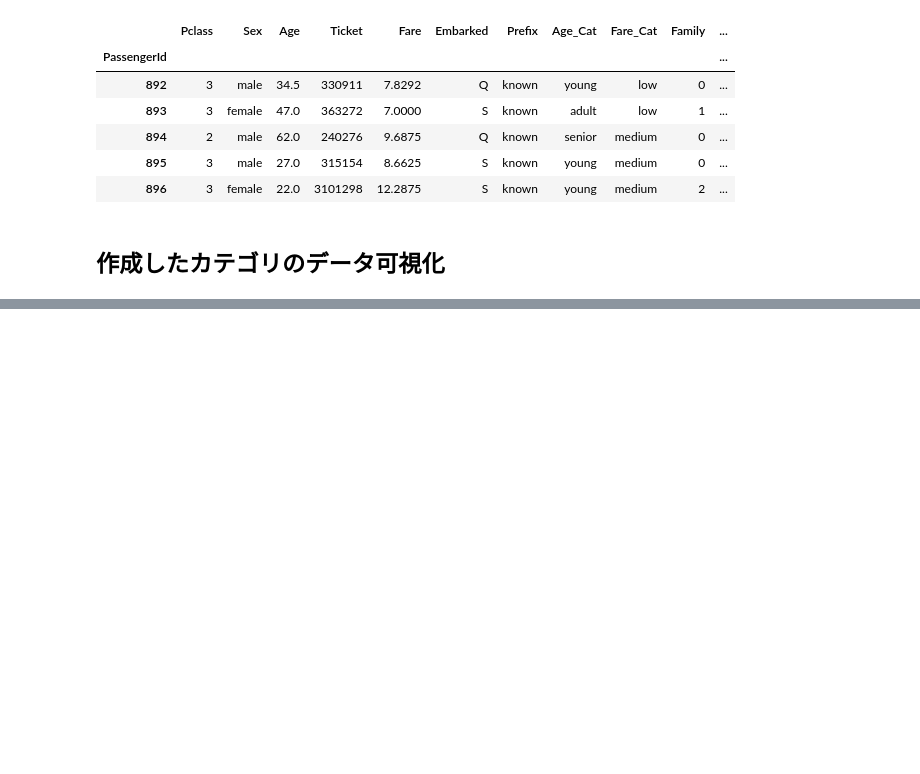
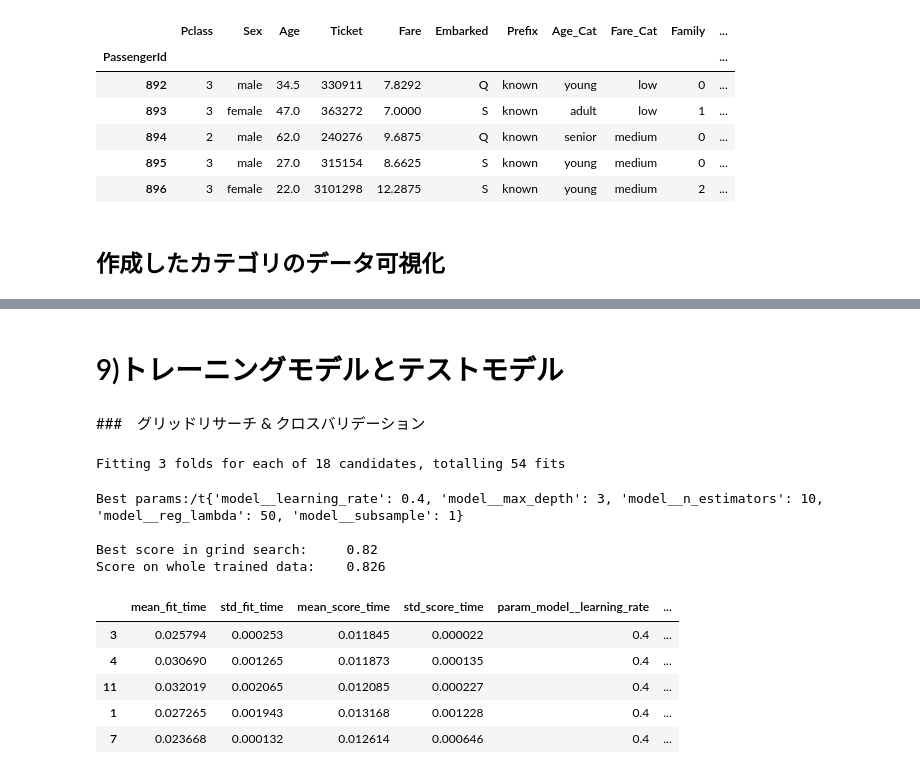
Before and after one commit to gussan-me/titanic_kaggle_practice, a Jupyter notebook: Desktop/ポートフォリオ用/titanic.ipynb, the cells around one changed output, grey strips where cells are left out. Cells and saved outputs as stored; diff of their text form; code cells hidden in the pictures; blank space fills up the shorter version.

```diff
--- a/Desktop/ポートフォリオ用/titanic.ipynb
+++ b/Desktop/ポートフォリオ用/titanic.ipynb
@@ -494,0 +590,5 @@ X_test.head()
+# %%
+# 数値データの前処理
+numerical_transformer = SimpleImputer(strategy='median')
+# 【scikit-learn】SimpleImputer・・・デフォルト値は、欠損値に各属性の平均値を置き換える設定となっている。
+# └strategy・・・統計値の種類。(median=中央値）
@@ -494,0 +648,50 @@ X_test.head()
+# %% [markdown]
+# 9)トレーニングモデルとテストモデル
+# %% [markdown]
+###　グリッドリサーチ & クロスバリデーション
+# %%
+param_grid = [
+    {
+        "model__reg_lambda": [50],
+        "model__subsample": [0.7,1],
+        "model__learning_rate": [0.4],
+        "model__n_estimators": [5, 10, 20],
+        "model__max_depth": [3, 4, 5]
+    }
+]
+grid_search = GridSearchCV(classifier, param_grid, cv=3, verbose=1)
+grid_search.fit(X, y);
+
+# グリッドサーチ・・・探索対象のパラメータ候補を列挙し、そのすべての組み合わせから照らし合わせ、最適な組み合わせを見つけ出す手法。
+# GridSearchCVのパラメータ。
+# 第一引数（今回はclassifier)は使用したいアルゴリズムのインスタンスをおく。
+# └param_grid:パラメタ候補値を「パラメタ名、候補リスト」の辞書で与える。
+# └cv:Cross Validationの分散数（デフォルト値は３）
+# └verbose:ログ出力レベル
+
+# fit()で学習、predict()で予測。（scikit-learn)
+# %% [output]
+Fitting 3 folds for each of 18 candidates, totalling 54 fits
+# %%
+print("Best params:", grid_search.best_params_, sep='/t', end='\n\n')
+print("Best score in grind search:", round(grid_search.best_score_, 3), sep='\t')
+print("Score on whole trained data:",round(grid_search.score(X, y),3),sep='\t')
+# %% [output]
+Best params:/t{'model__learning_rate': 0.4, 'model__max_depth': 3, 'model__n_estimators': 10, 'model__reg_lambda': 50, 'model__subsample': 1}
+
+Best score in grind search:     0.82
+Score on whole trained data:    0.826
+# %%
+# パラメータコンビネーションTop５
+df = pd.DataFrame(grid_search.cv_results_)
+display(df.sort_values('rank_test_score')[:5])
+# cv_results_属性・・・各パラメータ毎の学習結果を確認することができる。
+# sort_values()・・・要素の値に応じてソートする。
+# displayがDataFrame形式のレイアウトを保持してくれる。DataFrame特有のレイアウトで表示したい時は、printではなくdisplayを使うと良い。
+# %% [output]
+|  | mean_fit_time | std_fit_time | mean_score_time | std_score_time | param_model__learning_rate | ... |
+| 3 | 0.025794 | 0.000253 | 0.011845 | 0.000022 | 0.4 | ... |
+| 4 | 0.030690 | 0.001265 | 0.011873 | 0.000135 | 0.4 | ... |
+| 11 | 0.032019 | 0.002065 | 0.012085 | 0.000227 | 0.4 | ... |
+| 1 | 0.027265 | 0.001943 | 0.013168 | 0.001228 | 0.4 | ... |
+| 7 | 0.023668 | 0.000132 | 0.012614 | 0.000646 | 0.4 | ... |
```
Also changed, not shown: parts of 40 cells of this notebook.
